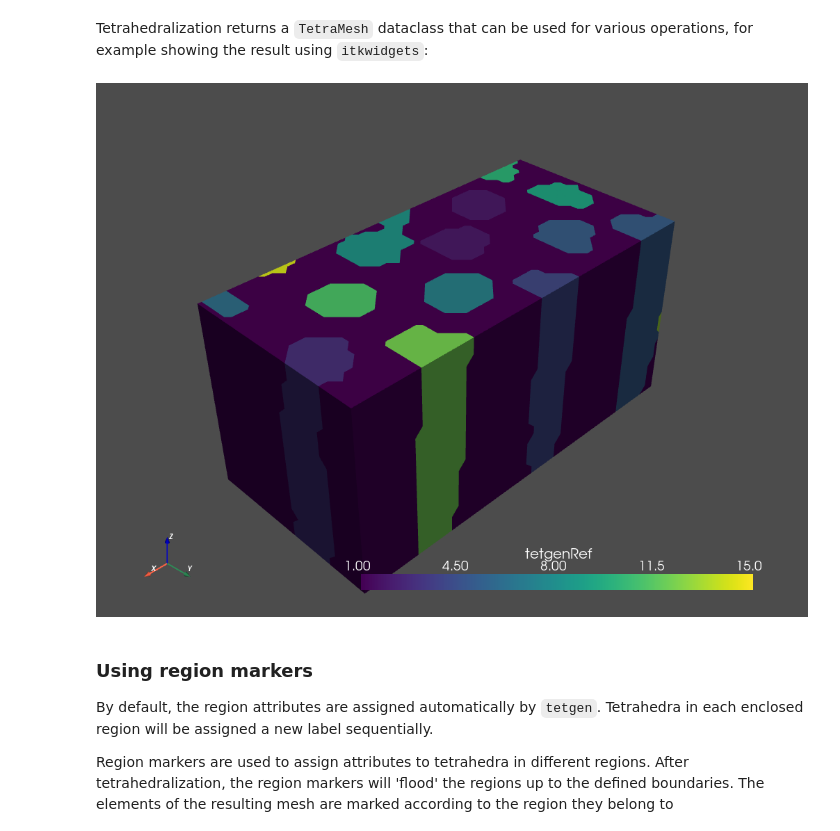
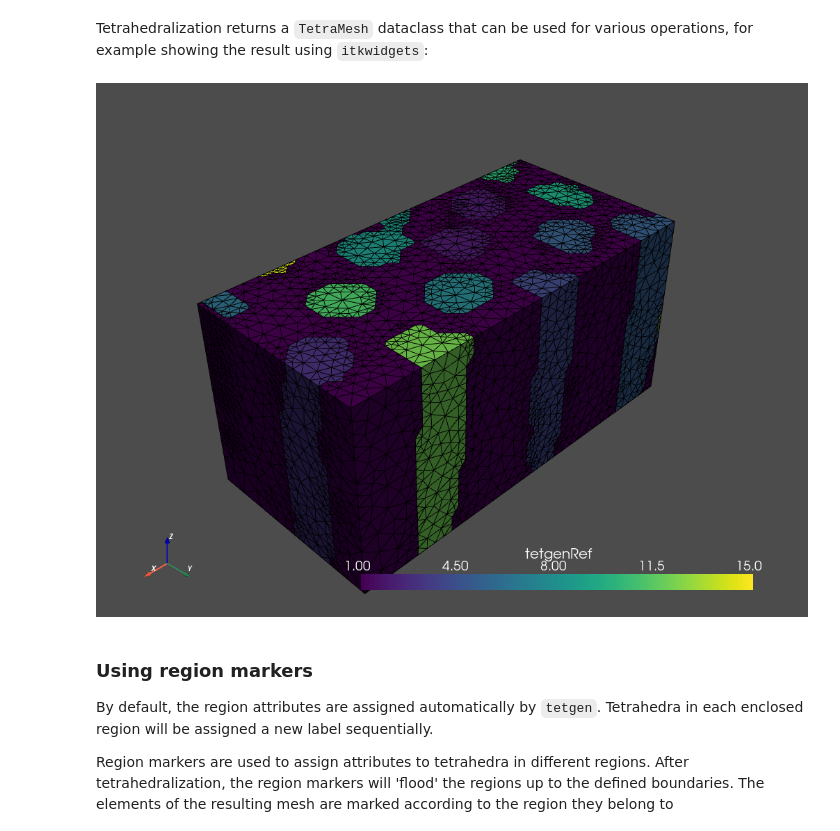
Before and after one commit to hpgem/nanomesh, a Jupyter notebook: notebooks/sample_data/How to generate a tetrahedral mesh from a 3D image.ipynb, the cells around one changed output. Drawn from its saved outputs; the diff is of its cells as text; code cells hidden in the pictures.

```diff
--- a/notebooks/sample_data/How to generate a tetrahedral mesh from a 3D image.ipynb
+++ b/notebooks/sample_data/How to generate a tetrahedral mesh from a 3D image.ipynb
@@ -124,9 +124,9 @@ Wall time: 3.85 s
 # %% [markdown]
 Tetrahedralization returns a `TetraMesh` dataclass that can be used for various operations, for example showing the result using `itkwidgets`:
 # %%
-mesh.plot_pyvista(jupyter_backend='static')
+mesh.plot_pyvista(jupyter_backend='static', show_edges=True)
 # %% [output]
-[figure, old version]
+[figure, new version]
 # %% [markdown]
 ### Using region markers
 
```
Also changed, not shown: parts of 3 cells of this notebook, 2 other files.
